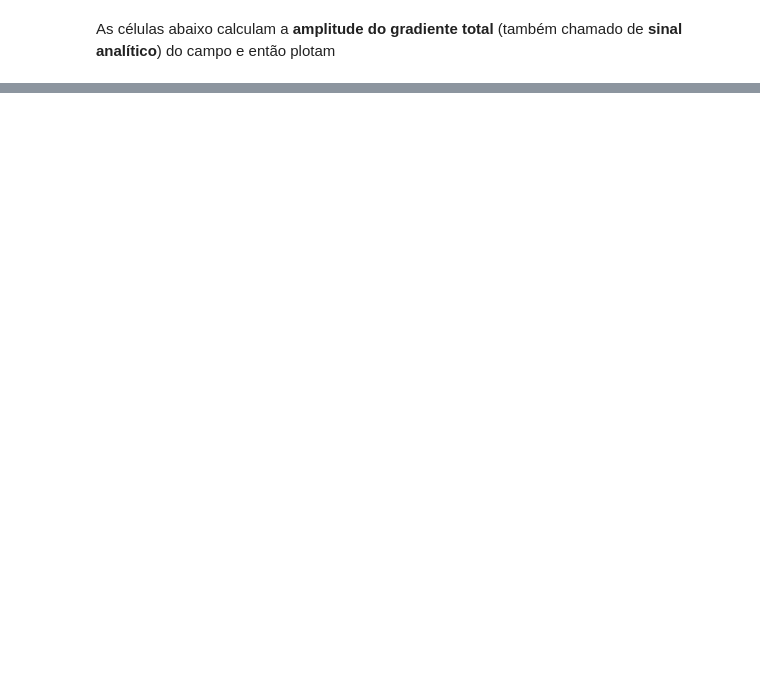
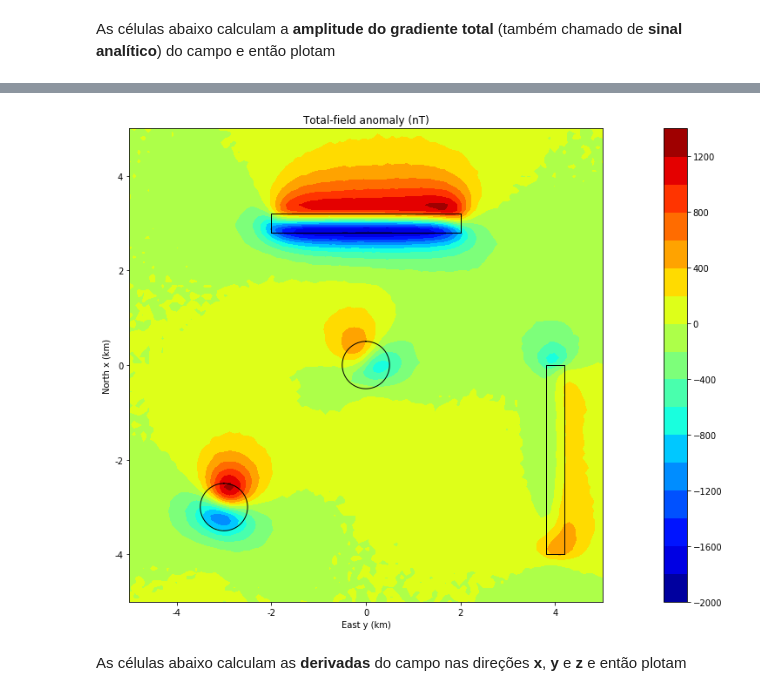
Before and after one commit to leomiquelutti/UFU-geofisica-2, a Jupyter notebook: notebooks/magnetometria/MAG_modelo-anomalia-magnetica.ipynb, the cells around one changed output, grey strips where cells are left out. Cells and saved outputs as stored; diff of their text form; code cells hidden in the pictures; blank space fills up the shorter version.

```diff
--- a/notebooks/magnetometria/MAG_modelo-anomalia-magnetica.ipynb
+++ b/notebooks/magnetometria/MAG_modelo-anomalia-magnetica.ipynb
@@ -279,0 +285,21 @@ mpl.show()
+# %%
+# Create a prism model
+modelPrism = [
+    # two with induced magnetization
+    mesher.Prism(2800, 3200, -2000, 2000, 100, 1100,
+                  {'magnetization': utils.ang2vec(10, inc, dec)}),
+#    mesher.Prism(-4000, 0, 4200, 3800, 100, 1100,
+#                  {'magnetization': utils.ang2vec(10, inc, dec)}),
+    # and one with remanent
+    mesher.Prism(-4000, 0, 4200, 3800, 100, 1100,
+                  {'magnetization': utils.ang2vec(7, 0, -20)})]
+# %%
+# Create a regular grid at 100m height
+shape = (100, 100)
+area = (-5000, 5000, -5000, 5000)
+xp, yp, zp = gridder.regular(area, shape, z=-100)
+# Calculate the anomaly for a given regional field
+#tf = sphere.tf(xp, yp, zp, modelSphere, inc, dec) + prism.tf(xp, yp, zp, modelPrism, inc, dec)
+#utils.contaminate(prism.gz(x, y, z, model), 0.5, seed=0)
+tf = utils.contaminate(sphere.tf(xp, yp, zp, modelSphere, inc, dec) + prism.tf(xp, yp, zp, modelPrism, inc, dec),
+                       0.005, seed=0, percent=True)
@@ -279,0 +308,23 @@ mpl.show()
+# %%
+pol = np.empty(modelPrism.__len__() + modelSphere.__len__(), dtype=object)
+for i in range(modelPrism.__len__()):
+    pol[i] = Polygon(prism2polygon(modelPrism[i]))
+for i in range(modelSphere.__len__()):
+    pol[i + modelPrism.__len__()] = Polygon(sphere2polygon(modelSphere[i]))
+# %%
+# Plot
+mpl.figure(figsize=(25, 10))
+mpl.title("Total-field anomaly (nT)")
+mpl.axis('scaled')
+mpl.contourf(yp, xp, tf, shape, 15)
+mpl.colorbar()
+for i in range(pol.__len__()):
+    mpl.polygon(pol[i], '-k', xy2ne=True)
+mpl.xlabel('East y (km)')
+mpl.ylabel('North x (km)')
+mpl.m2km()
+mpl.show()
+# %% [output]
+[figure, added]
+# %% [markdown]
+As células abaixo calculam as __derivadas__ do campo nas direções __x__, __y__ e __z__ e então plotam
```
Also changed, not shown: parts of 21 cells of this notebook.
